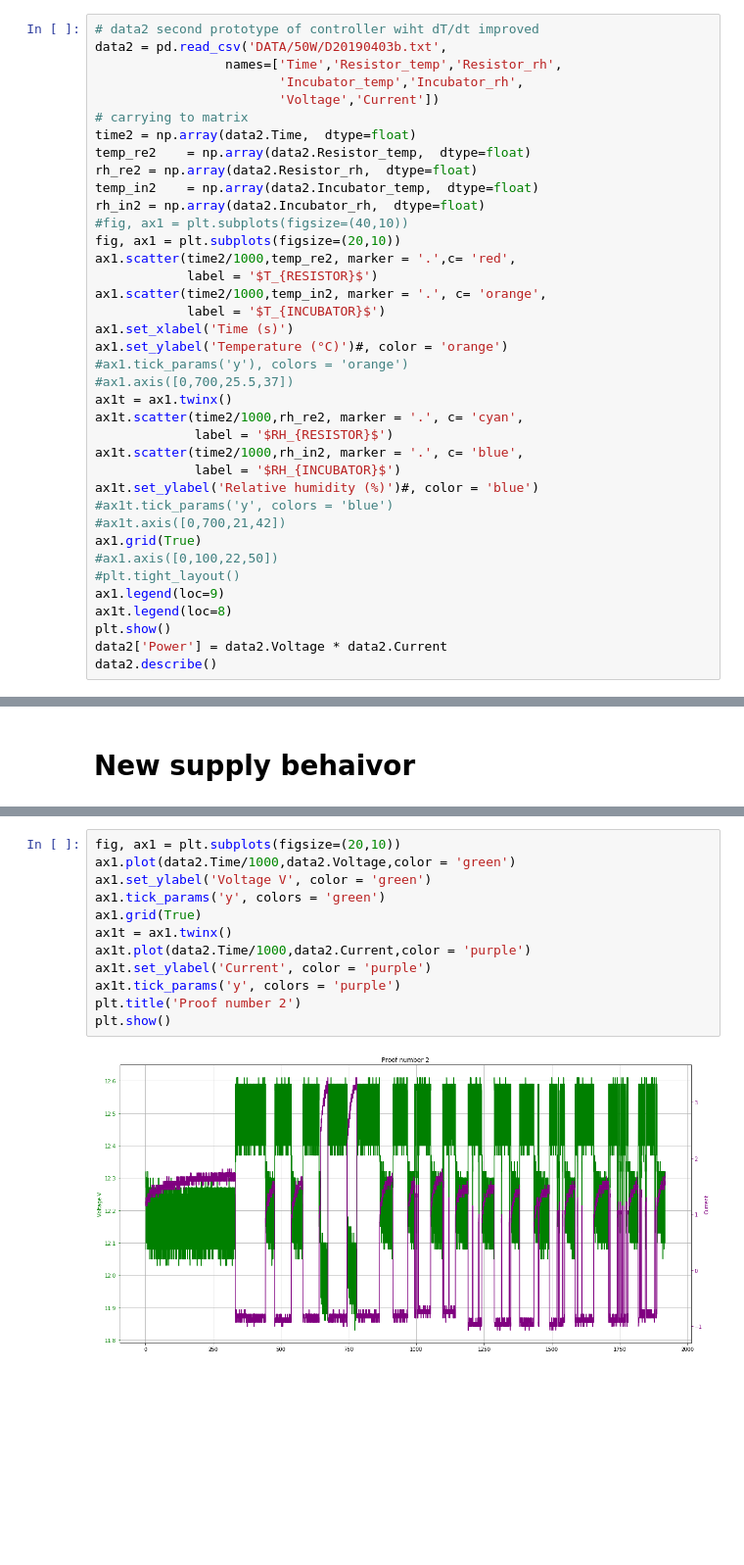
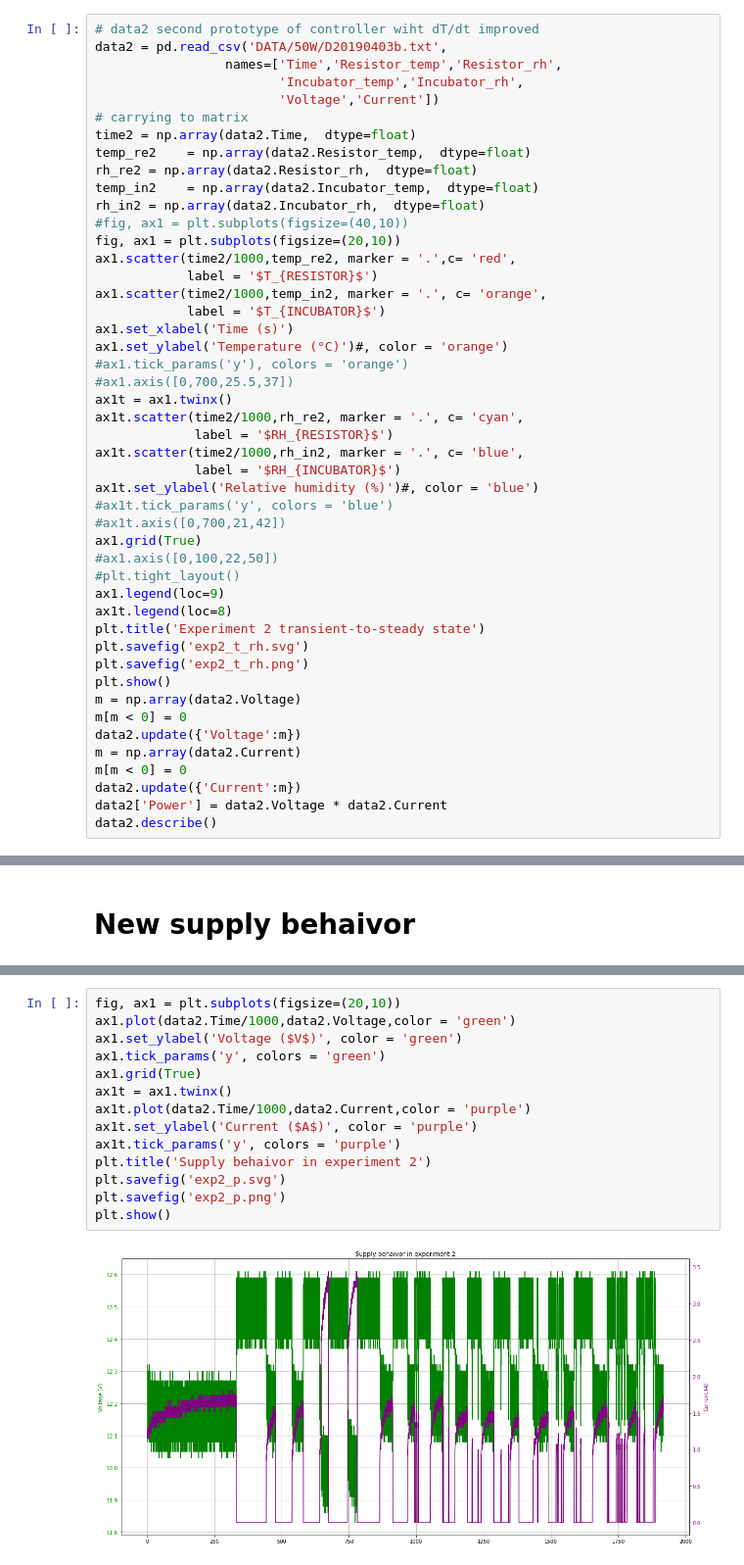
Before and after one commit to Ghiordy/Solar-incubator, a Jupyter notebook: Data-treatment/Experiment-april-2nd-week.ipynb, the cells around one changed output, grey strips where cells are left out. Shown at 98% size. Drawn from its saved outputs; the diff is of its cells as text; blank space fills up the shorter version.

```diff
--- a/Data-treatment/Experiment-april-2nd-week.ipynb
+++ b/Data-treatment/Experiment-april-2nd-week.ipynb
@@ -125,7 +132,16 @@ ax1.grid(True)
 #plt.tight_layout()
 ax1.legend(loc=9)
 ax1t.legend(loc=8)
+plt.title('Experiment 2 transient-to-steady state')
+plt.savefig('exp2_t_rh.svg')
+plt.savefig('exp2_t_rh.png')
 plt.show()
+m = np.array(data2.Voltage)
+m[m < 0] = 0
+data2.update({'Voltage':m})
+m = np.array(data2.Current)
+m[m < 0] = 0
+data2.update({'Current':m})
 data2['Power'] = data2.Voltage * data2.Current
 data2.describe()
 # %% [output]
@@ -209,17 +236,19 @@ plt.show()
 # %%
 fig, ax1 = plt.subplots(figsize=(20,10))
 ax1.plot(data2.Time/1000,data2.Voltage,color = 'green')
-ax1.set_ylabel('Voltage V', color = 'green')
+ax1.set_ylabel('Voltage ($V$)', color = 'green')
 ax1.tick_params('y', colors = 'green')
 ax1.grid(True)
 ax1t = ax1.twinx()
 ax1t.plot(data2.Time/1000,data2.Current,color = 'purple')
-ax1t.set_ylabel('Current', color = 'purple')
+ax1t.set_ylabel('Current ($A$)', color = 'purple')
 ax1t.tick_params('y', colors = 'purple')
-plt.title('Proof number 2')
+plt.title('Supply behaivor in experiment 2')
+plt.savefig('exp2_p.svg')
+plt.savefig('exp2_p.png')
 plt.show()
 # %% [output]
-[figure, old version]
+[figure, new version]
 # %%
 fig, ax1 = plt.subplots(figsize=(20,10))
 ax1.plot(data3.Time/1000,data3.Voltage,color = 'green')
```
Also changed, not shown: parts of 6 cells of this notebook, 12 other files.
